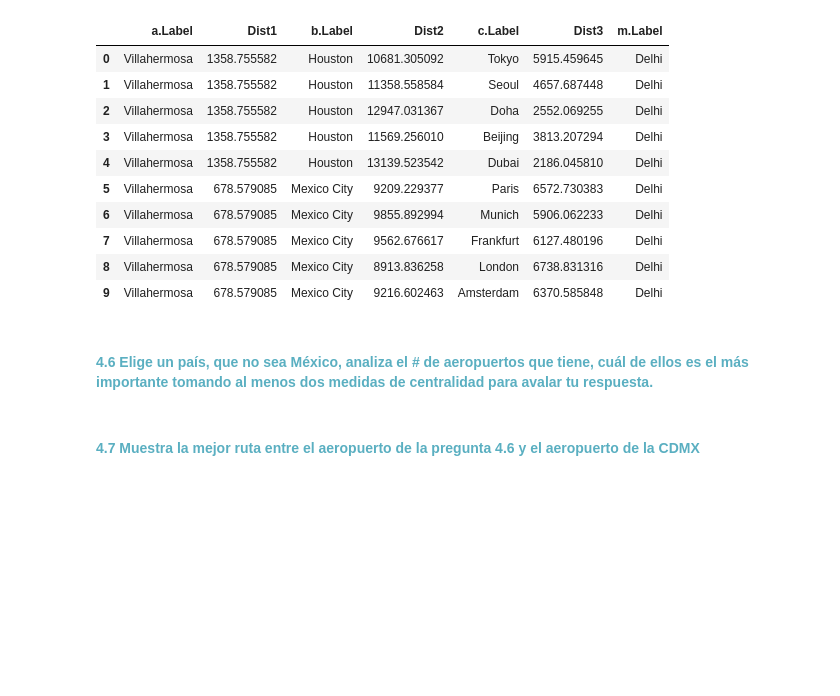
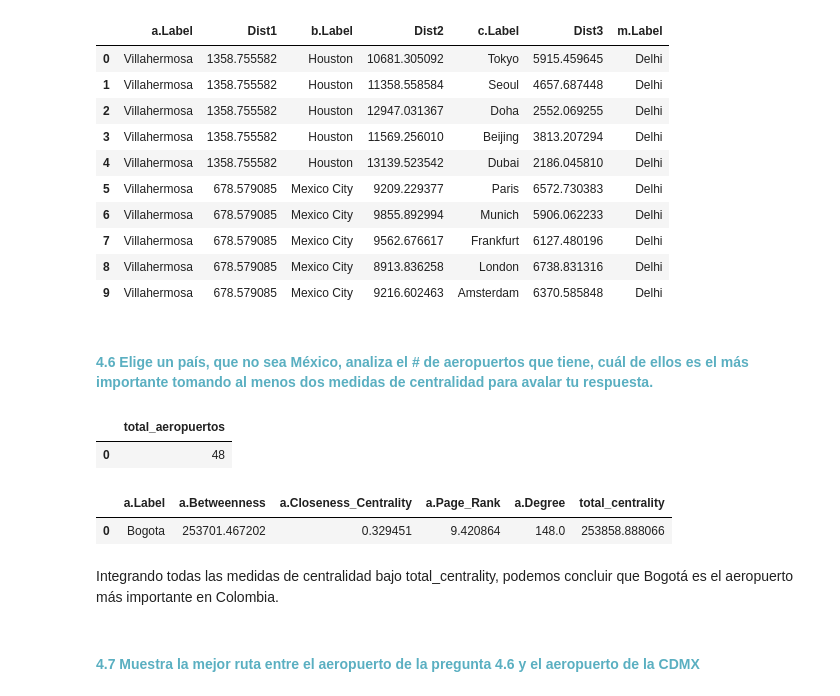
Before and after one commit to ch0fas/MG_Proyecto2, a Jupyter notebook: Python_Proyecto2.ipynb, the cells around one changed output. Drawn from its saved outputs; the diff is of its cells as text; code cells hidden in the pictures; blank space fills up the shorter version.

```diff
--- a/Python_Proyecto2.ipynb
+++ b/Python_Proyecto2.ipynb
@@ -170,5 +170,32 @@ db.custom_query(query4_5)
 | 9 | Villahermosa | 678.579085 | Mexico City | 9216.602463 | Amsterdam | 6370.585848 | Delhi |
 # %% [markdown]
 #### <font color= #5aafc1> **4.6 Elige un país, que no sea México, analiza el # de aeropuertos que tiene, cuál de ellos es el más importante tomando al menos dos medidas de centralidad para avalar tu respuesta.** </font>
+# %%
+query = """MATCH (a:Airport)
+WHERE a.country = 'Colombia'
+RETURN count(DISTINCT a) AS total_aeropuertos;"""
+db.custom_query(query)
+# %% [output]
+|  | total_aeropuertos |
+| 0 | 48 |
+# %%
+query = """MATCH (a:Airport)
+WHERE a.country = 'Colombia'
+RETURN
+  a.Label,
+  a.Betweenness,
+  a.Closeness_Centrality,
+  a.Page_Rank,
+  a.Degree,
+  (a.Betweenness + a.Page_Rank + a.Degree) AS total_centrality
+ORDER BY total_centrality DESC
+LIMIT 1;
+"""
+db.custom_query(query)
+# %% [output]
+|  | a.Label | a.Betweenness | a.Closeness_Centrality | a.Page_Rank | a.Degree | total_centrality |
+| 0 | Bogota | 253701.467202 | 0.329451 | 9.420864 | 148.0 | 253858.888066 |
+# %% [markdown]
+Integrando todas las medidas de centralidad bajo total_centrality, podemos concluir que Bogotá es el aeropuerto más importante en Colombia.
 # %% [markdown]
 #### <font color= #5aafc1> **4.7 Muestra la mejor ruta entre el aeropuerto de la pregunta 4.6 y el aeropuerto de la CDMX** </font>
```
Also changed, not shown: parts of 3 cells of this notebook, 1 other file.
